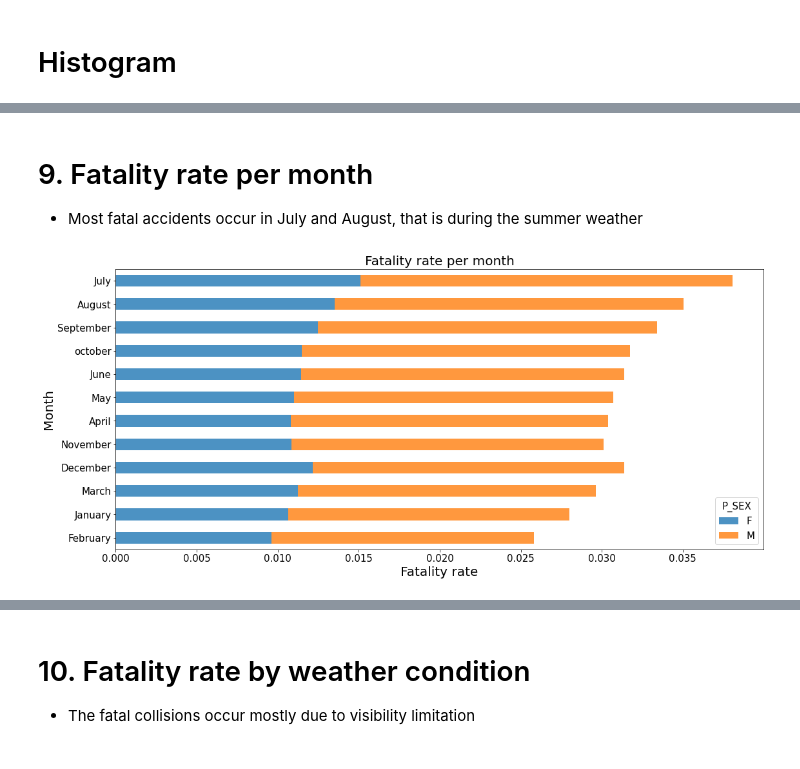
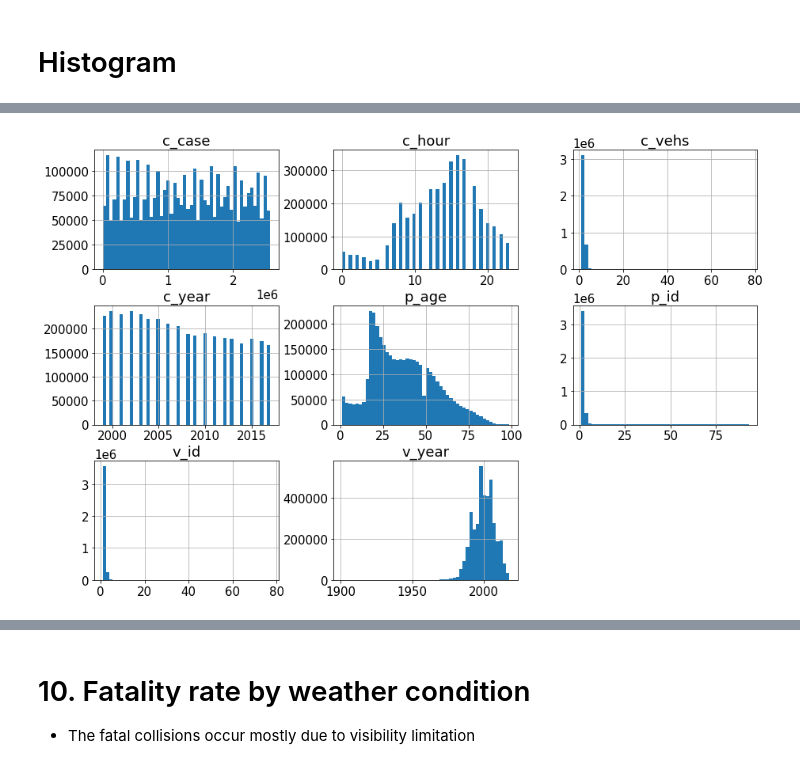
Before and after one commit to Owerre/imbalanced-learning, a Jupyter notebook: canada-collision/notebooks/02-eda.ipynb, the cells around one changed output, grey strips where cells are left out. Drawn from its saved outputs; the diff is of its cells as text; code cells hidden in the pictures.

```diff
--- a/canada-collision/notebooks/02-eda.ipynb
+++ b/canada-collision/notebooks/02-eda.ipynb
@@ -200,18 +43,5 @@ plt.savefig('../image/fig8.pdf')
-# %% [markdown]
-#  9. Fatality rate per month
-- Most fatal accidents occur in July and August, that is during the summer weather
-# %%
-# order =['January','February','March', 'April','May', 'June',
-#     'July','August','September', 'october','November','December']
-#.loc[order]
-# Plot figure
-table_month = df.pivot_table('FATAL', index = 'C_MNTH', columns = 'P_SEX', aggfunc = 'mean')
-table_month.sort_values(by =['M']).plot(kind = 'barh',
-                                                   stacked = True, figsize = (18,8), alpha =0.8)
-plt.ylabel('Month', fontsize =20)
-plt.xlabel('Fatality rate', fontsize =20)
-plt.legend(title = 'P_SEX')
-plt.title('Fatality rate per month', fontsize =20)
-plt.savefig('../image/fig9.png')
-# %% [output]
-[figure, removed]
+# %%
+df.drop('fatal', axis =1).hist(bins = 50, figsize = (15,10))
+plt.show()
+# %% [output]
+[figure, added]
```
Also changed, not shown: parts of 53 cells of this notebook, 21 other files.
